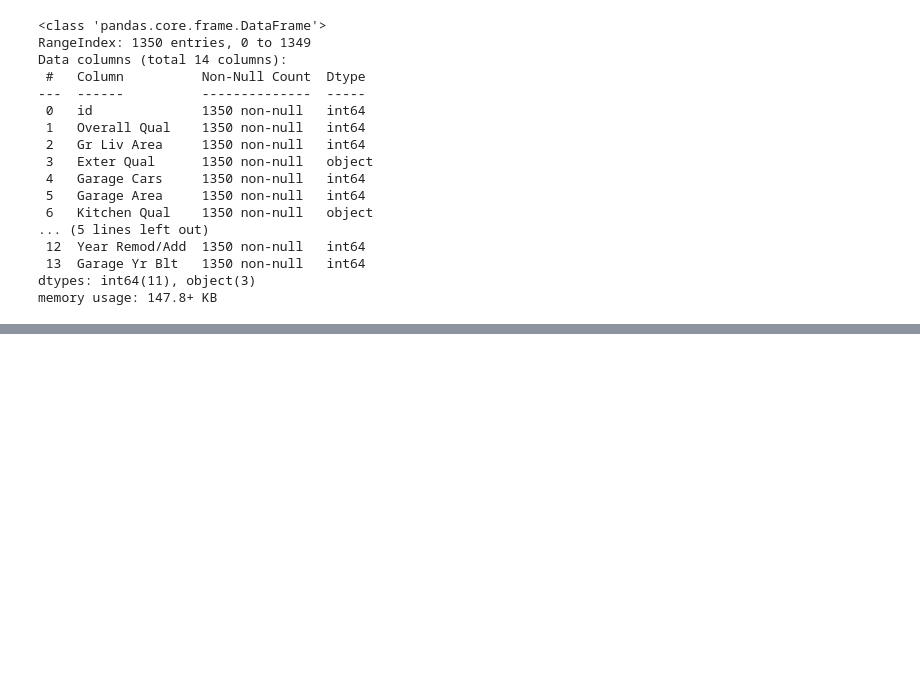
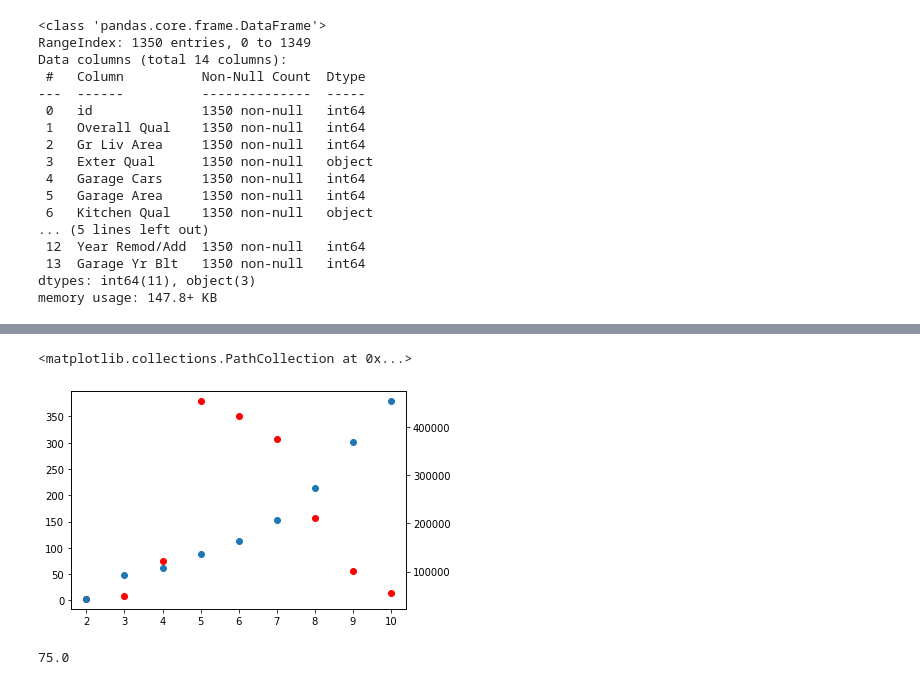
Before and after one commit to ggpp200/corap, a Jupyter notebook: house.ipynb, the cells around one changed output, grey strips where cells are left out. Drawn from its saved outputs; the diff is of its cells as text; code cells hidden in the pictures; blank space fills up the shorter version.

```diff
--- a/house.ipynb
+++ b/house.ipynb
@@ -197,0 +248,11 @@ memory usage: 147.8+ KB
+# %%
+plt.scatter(p.index, p['count'], color='red')
+plt.twinx()
+plt.scatter(p.index, p['mean'])
+# %% [output]
+<matplotlib.collections.PathCollection at 0x...>
+[figure, added]
+# %%
+p['count'].iloc[2]
+# %% [output]
+75.0
```
Also changed, not shown: parts of 25 cells of this notebook.
